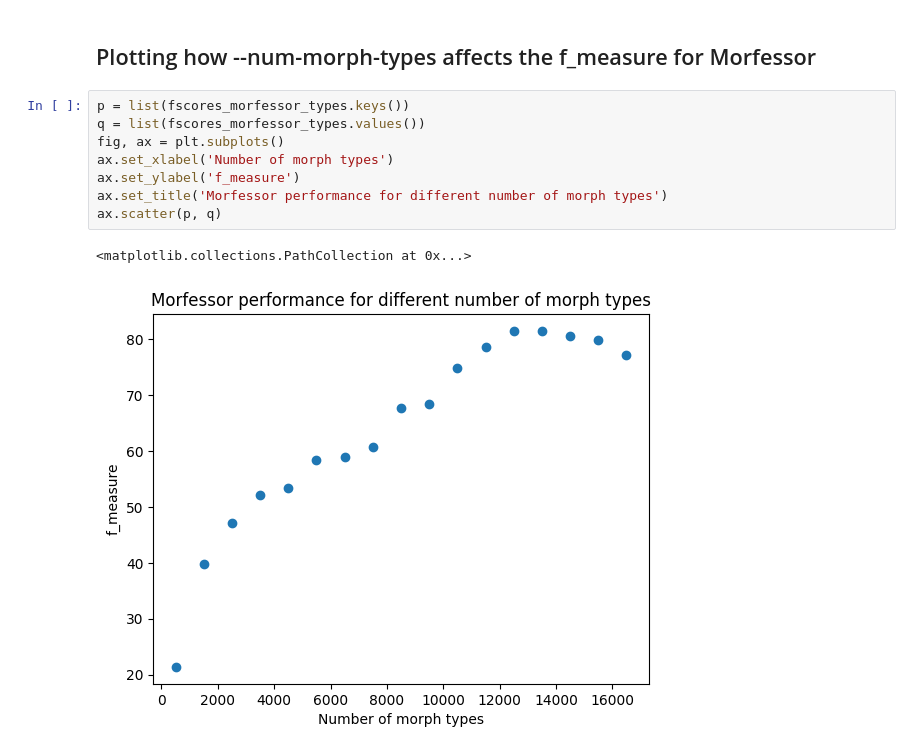
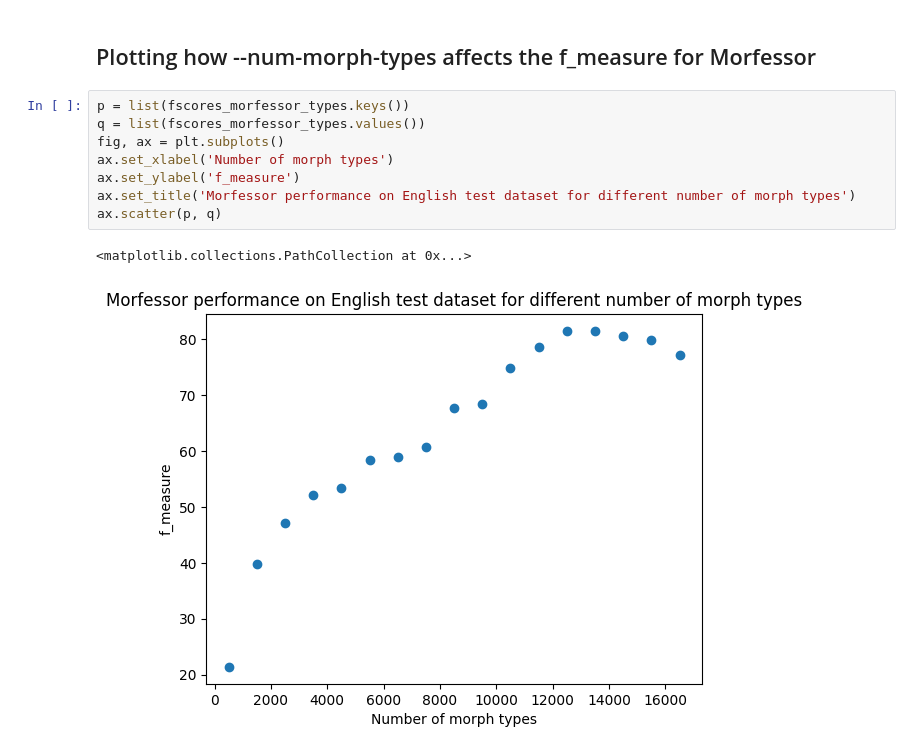
Before and after one commit to tanmaydeshp/NLP-Praktikum, a Jupyter notebook: segmentation_techniques/eval_plot.ipynb, the cells around one changed output. Drawn from its saved outputs; the diff is of its cells as text.

```diff
--- a/segmentation_techniques/eval_plot.ipynb
+++ b/segmentation_techniques/eval_plot.ipynb
@@ -59,11 +74,11 @@ ax.bar(a,b)
 # %%
 p = list(fscores_morfessor_types.keys())
 q = list(fscores_morfessor_types.values())
 fig, ax = plt.subplots()
 ax.set_xlabel('Number of morph types')
 ax.set_ylabel('f_measure')
-ax.set_title('Morfessor performance for different number of morph types')
+ax.set_title('Morfessor performance on English test dataset for different number of morph types')
 ax.scatter(p, q)
 # %% [output]
 <matplotlib.collections.PathCollection at 0x...>
-[figure, old version]
+[figure, new version]
```
Also changed, not shown: parts of 4 cells of this notebook, 5 other files.
